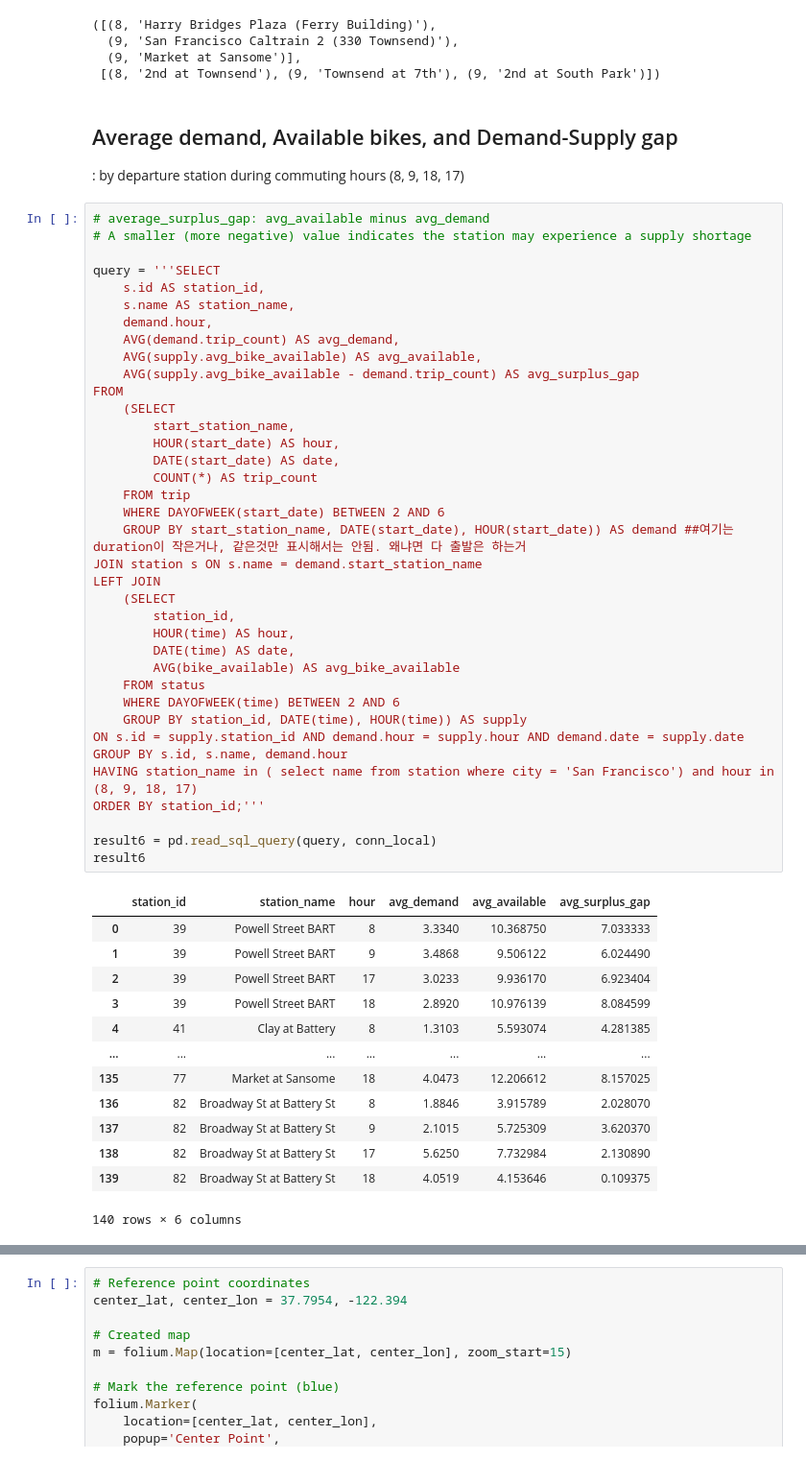
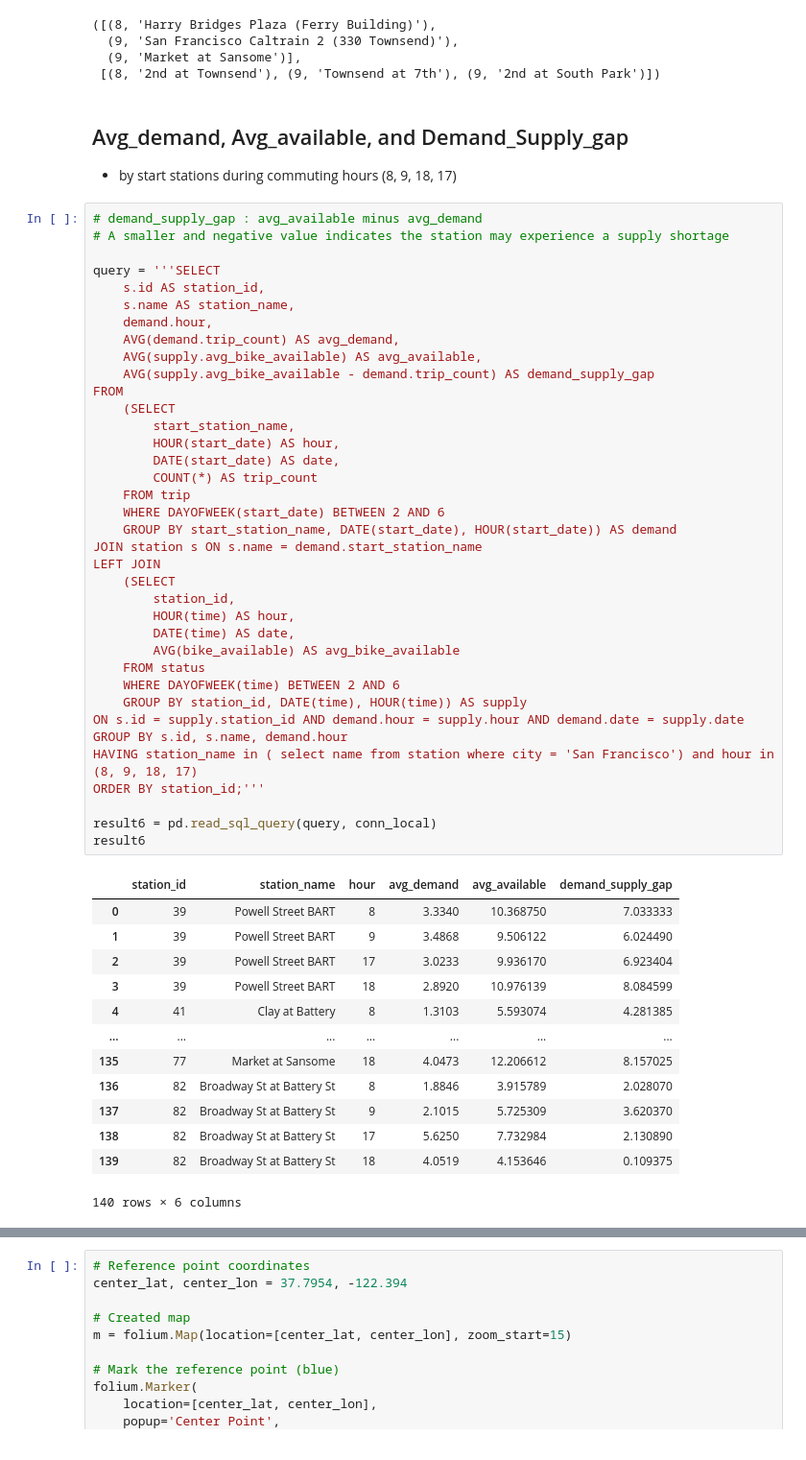
Before and after one commit to joanna-jaeeun/San-Francisco-bike-share-analysis, a Jupyter notebook: San Fransico Bike Share Analysis.ipynb, the cells around one changed output, grey strips where cells are left out. Shown at 96% size. Saved outputs shown, nothing was run; the diff lists cells and outputs as text.

```diff
--- a/San Fransico Bike Share Analysis.ipynb
+++ b/San Fransico Bike Share Analysis.ipynb
@@ -319,47 +327,47 @@ start_station_list[:3], end_station_list[:3]
   (9, 'Market at Sansome')],
  [(8, '2nd at Townsend'), (9, 'Townsend at 7th'), (9, '2nd at South Park')])
 # %% [markdown]
-## Average demand, Available bikes, and Demand-Supply gap
-: by departure station during commuting hours (8, 9, 18, 17)
+## Avg_demand, Avg_available, and Demand_Supply_gap
+- by start stations during commuting hours (8, 9, 18, 17)
 # %%
-# average_surplus_gap: avg_available minus avg_demand
-# A smaller (more negative) value indicates the station may experience a supply shortage
+# demand_supply_gap : avg_available minus avg_demand
+# A smaller and negative value indicates the station may experience a supply shortage
 
 query = '''SELECT
     s.id AS station_id,
     s.name AS station_name,
     demand.hour,
     AVG(demand.trip_count) AS avg_demand,
     AVG(supply.avg_bike_available) AS avg_available,
-    AVG(supply.avg_bike_available - demand.trip_count) AS avg_surplus_gap
+    AVG(supply.avg_bike_available - demand.trip_count) AS demand_supply_gap
 FROM
     (SELECT
         start_station_name,
         HOUR(start_date) AS hour,
         DATE(start_date) AS date,
         COUNT(*) AS trip_count
     FROM trip
     WHERE DAYOFWEEK(start_date) BETWEEN 2 AND 6
-    GROUP BY start_station_name, DATE(start_date), HOUR(start_date)) AS demand ##여기는 duration이 작은거나, 같은것만 표시해서는 안됨. 왜냐면 다 출발은 하는거
+    GROUP BY start_station_name, DATE(start_date), HOUR(start_date)) AS demand
 JOIN station s ON s.name = demand.start_station_name
 LEFT JOIN
     (SELECT
         station_id,
         HOUR(time) AS hour,
         DATE(time) AS date,
         AVG(bike_available) AS avg_bike_available
     FROM status
     WHERE DAYOFWEEK(time) BETWEEN 2 AND 6
     GROUP BY station_id, DATE(time), HOUR(time)) AS supply
 ON s.id = supply.station_id AND demand.hour = supply.hour AND demand.date = supply.date
 GROUP BY s.id, s.name, demand.hour
 HAVING station_name in ( select name from station where city = 'San Francisco') and hour in (8, 9, 18, 17)
 ORDER BY station_id;'''
 
 result6 = pd.read_sql_query(query, conn_local)
 result6
 # %% [output]
-|  | station_id | station_name | hour | avg_demand | avg_available | avg_surplus_gap |
+|  | station_id | station_name | hour | avg_demand | avg_available | demand_supply_gap |
 | 0 | 39 | Powell Street BART | 8 | 3.3340 | 10.368750 | 7.033333 |
 | 1 | 39 | Powell Street BART | 9 | 3.4868 | 9.506122 | 6.024490 |
 | 2 | 39 | Powell Street BART | 17 | 3.0233 | 9.936170 | 6.923404 |
```
Also changed, not shown: parts of 18 cells of this notebook.
